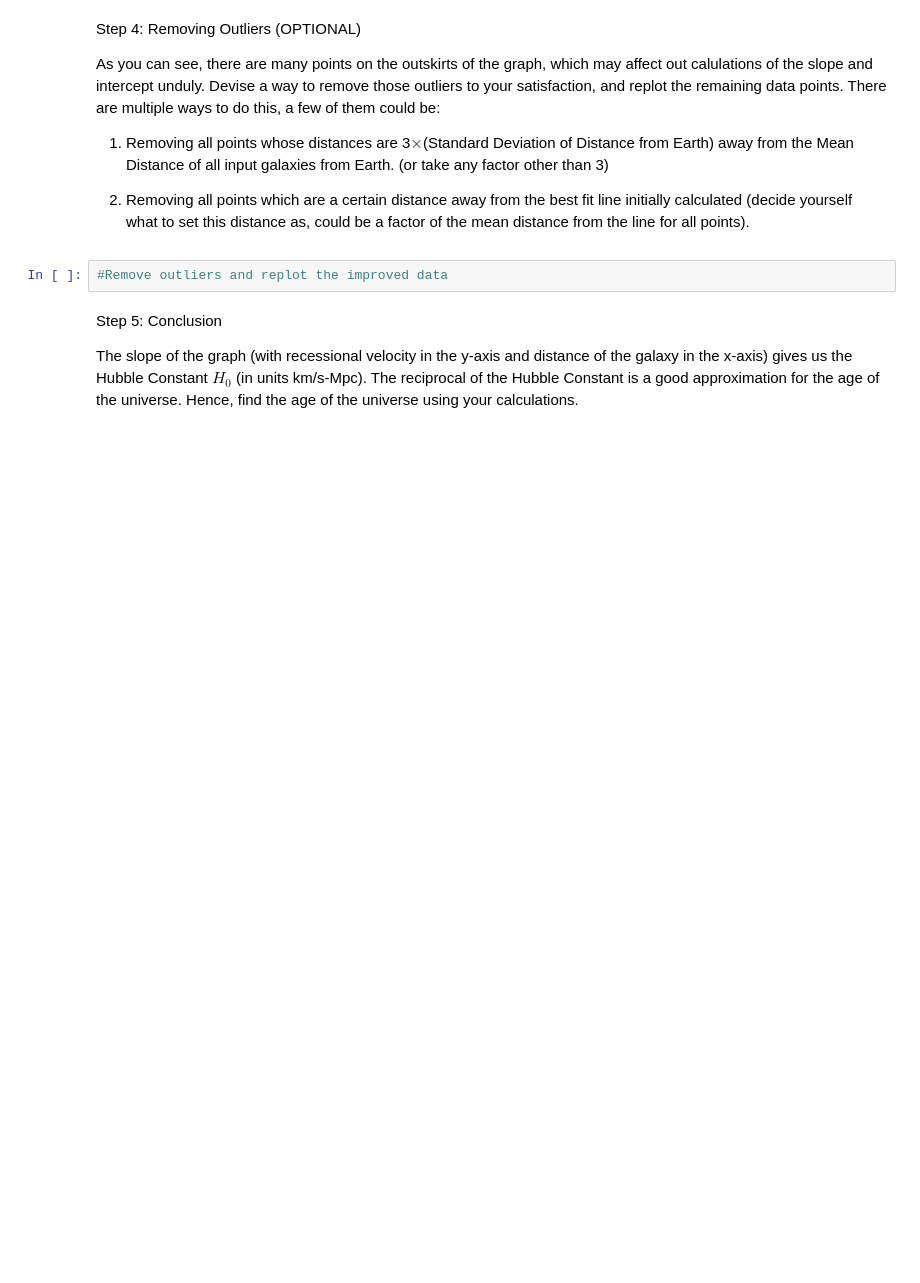
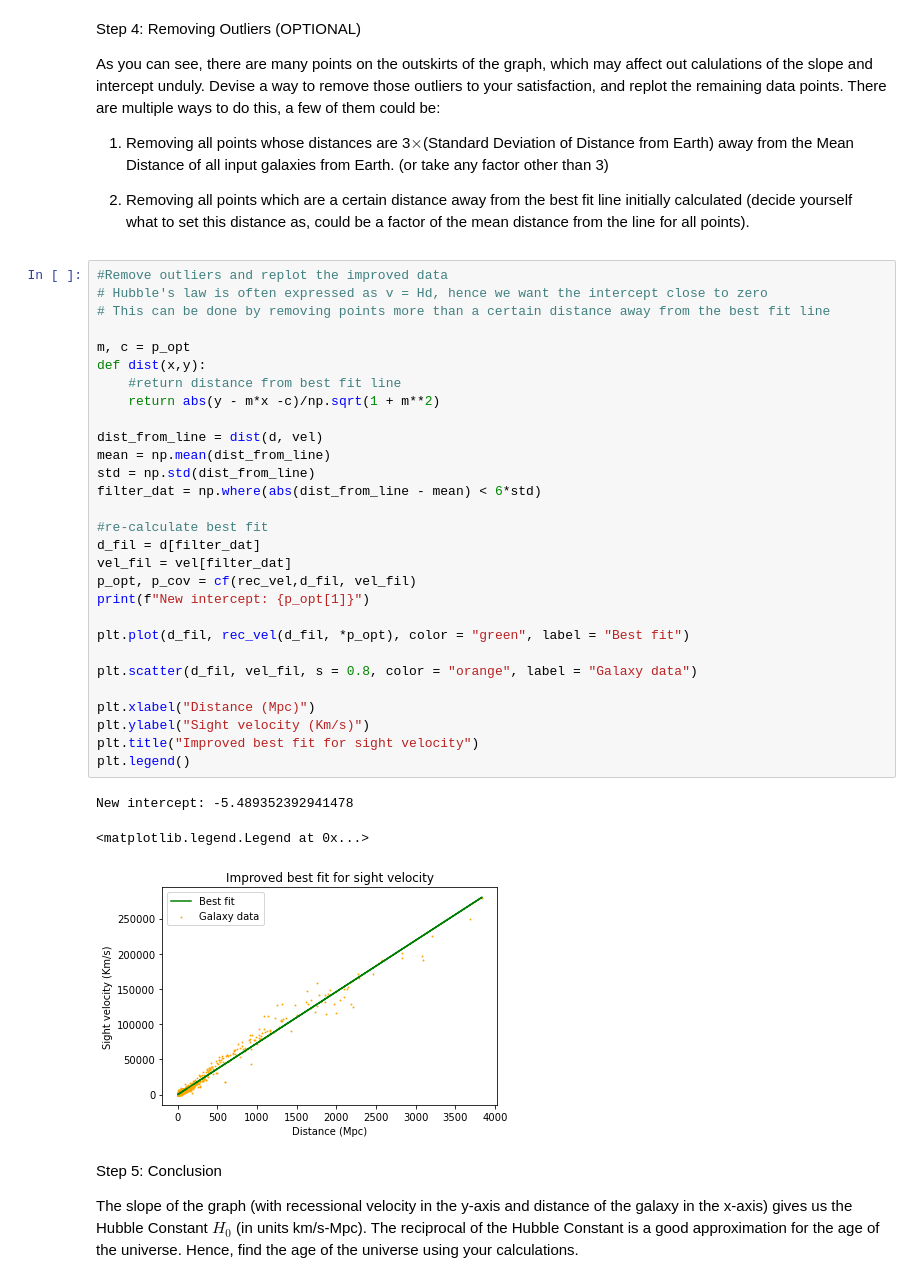
Before and after one commit to shobman17/krittika_assignment, a Jupyter notebook: CAB_Problem_Statement.ipynb, the cells around one changed output. Drawn from its saved outputs; the diff is of its cells as text; blank space fills up the shorter version.

```diff
--- a/CAB_Problem_Statement.ipynb
+++ b/CAB_Problem_Statement.ipynb
@@ -129,8 +153,39 @@ As you can see, there are many points on the outskirts of the graph, which may a
 1. Removing all points whose distances are 3$\times$(Standard Deviation of Distance from Earth) away from the Mean Distance of all input galaxies from Earth. (or take any factor other than 3)
 
 2. Removing all points which are a certain distance away from the best fit line initially calculated (decide yourself what to set this distance as, could be a factor of the mean distance from the line for all points).
-# %%
-#Remove outliers and replot the improved data
+# %%
+#Remove outliers and replot the improved data
+# Hubble's law is often expressed as v = Hd, hence we want the intercept close to zero
+# This can be done by removing points more than a certain distance away from the best fit line
+
+m, c = p_opt
+def dist(x,y):
+    #return distance from best fit line
+    return abs(y - m*x -c)/np.sqrt(1 + m**2)
+
+dist_from_line = dist(d, vel)
+mean = np.mean(dist_from_line)
+std = np.std(dist_from_line)
+filter_dat = np.where(abs(dist_from_line - mean) < 6*std)
+
+#re-calculate best fit
+d_fil = d[filter_dat]
+vel_fil = vel[filter_dat]
+p_opt, p_cov = cf(rec_vel,d_fil, vel_fil)
+print(f"New intercept: {p_opt[1]}")
+
+plt.plot(d_fil, rec_vel(d_fil, *p_opt), color = "green", label = "Best fit")
+
+plt.scatter(d_fil, vel_fil, s = 0.8, color = "orange", label = "Galaxy data")
+
+plt.xlabel("Distance (Mpc)")
+plt.ylabel("Sight velocity (Km/s)")
+plt.title("Improved best fit for sight velocity")
+plt.legend()
+# %% [output]
+New intercept: -5.489352392941478
+<matplotlib.legend.Legend at 0x...>
+[figure, added]
 # %% [markdown]
 Step 5: Conclusion
 
```
Also changed, not shown: parts of 7 cells of this notebook.
